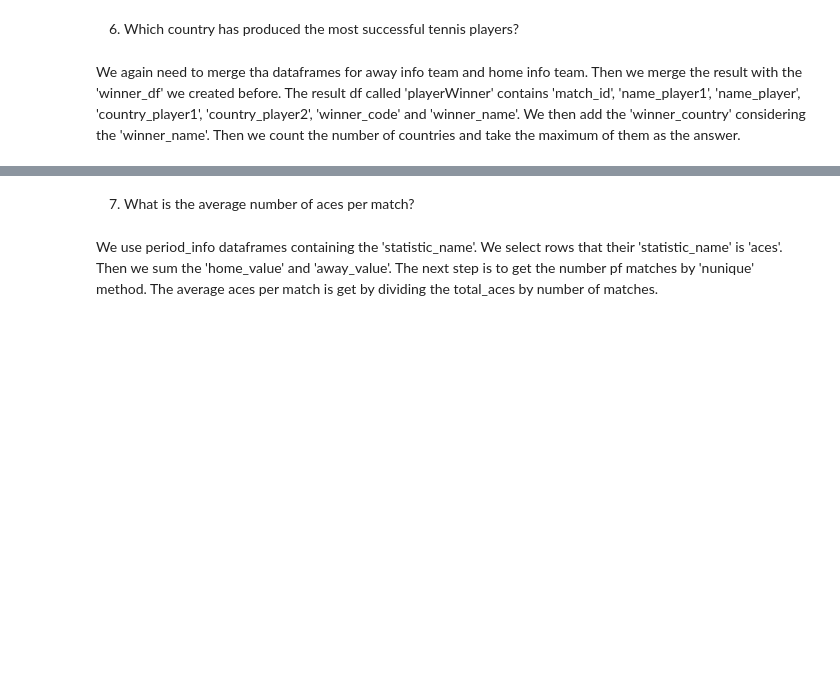
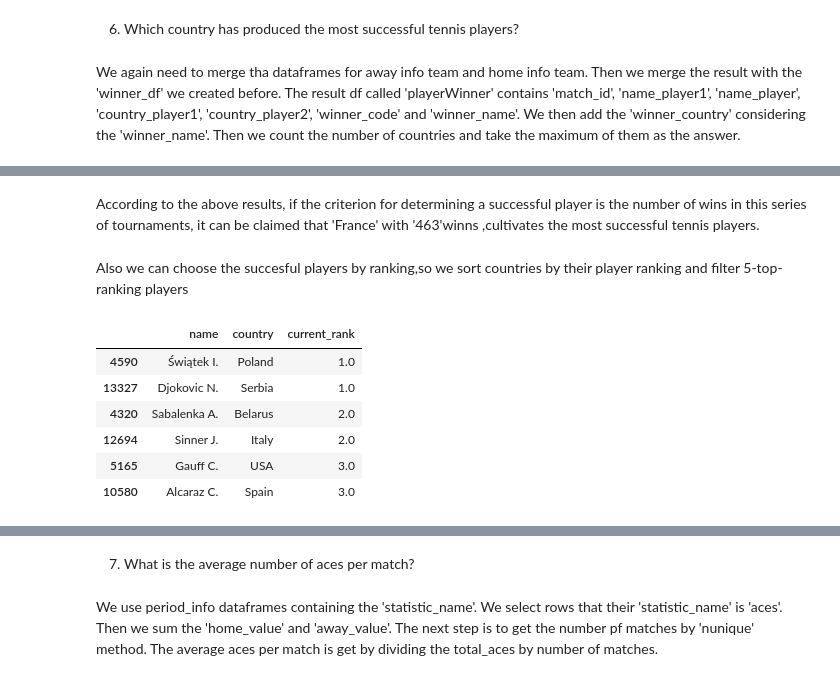
Before and after one commit to mahdieyehalavi/tennisMatchProject, a Jupyter notebook: part1 (5).ipynb, the cells around one changed output, grey strips where cells are left out. Cells and saved outputs as stored; diff of their text form; code cells hidden in the pictures; blank space fills up the shorter version.

```diff
--- a/part1 (5).ipynb
+++ b/part1 (5).ipynb
@@ -188,0 +203,15 @@ The player who wins the most matches is: France
+# %% [markdown]
+According to the above results, if the criterion for determining a successful player is the number of wins in this series of tournaments, it can be claimed that 'France' with '463'winns ,cultivates the most successful tennis players.
+# %% [markdown]
+Also we can choose the succesful players by ranking,so we sort countries by their player ranking and filter 5-top-ranking players
+# %%
+country_current_rank=pd.concat([match_away_team_df[['name','country','current_rank']],match_home_team_df[['name','country','current_rank']]]).sort_values('current_rank').drop_duplicates().dropna().iloc[:,:]
+country_current_rank.loc[country_current_rank['current_rank']<4 ,:]
+# %% [output]
+|  | name | country | current_rank |
+| 4590 | Świątek I. | Poland | 1.0 |
+| 13327 | Djokovic N. | Serbia | 1.0 |
+| 4320 | Sabalenka A. | Belarus | 2.0 |
+| 12694 | Sinner J. | Italy | 2.0 |
+| 5165 | Gauff C. | USA | 3.0 |
+| 10580 | Alcaraz C. | Spain | 3.0 |
```
Also changed, not shown: parts of 7 cells of this notebook.
